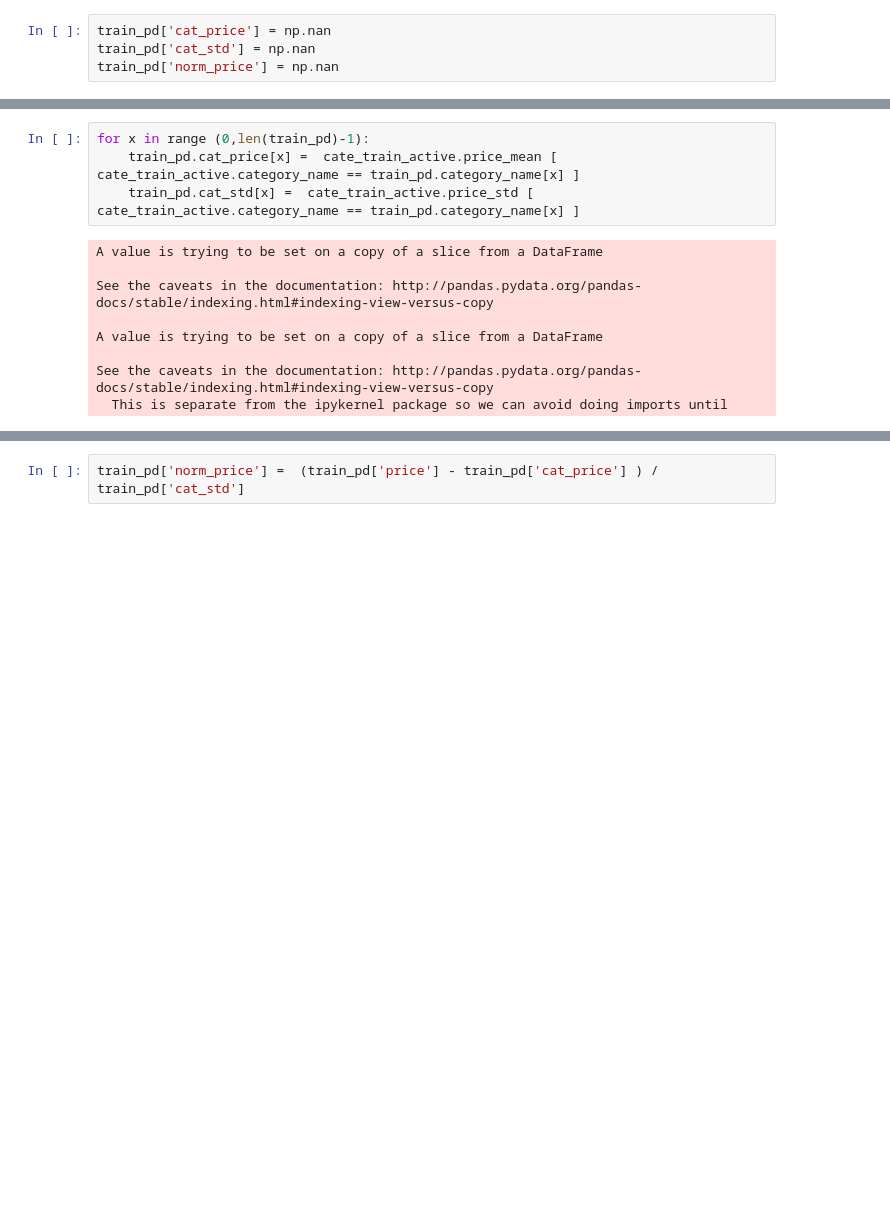
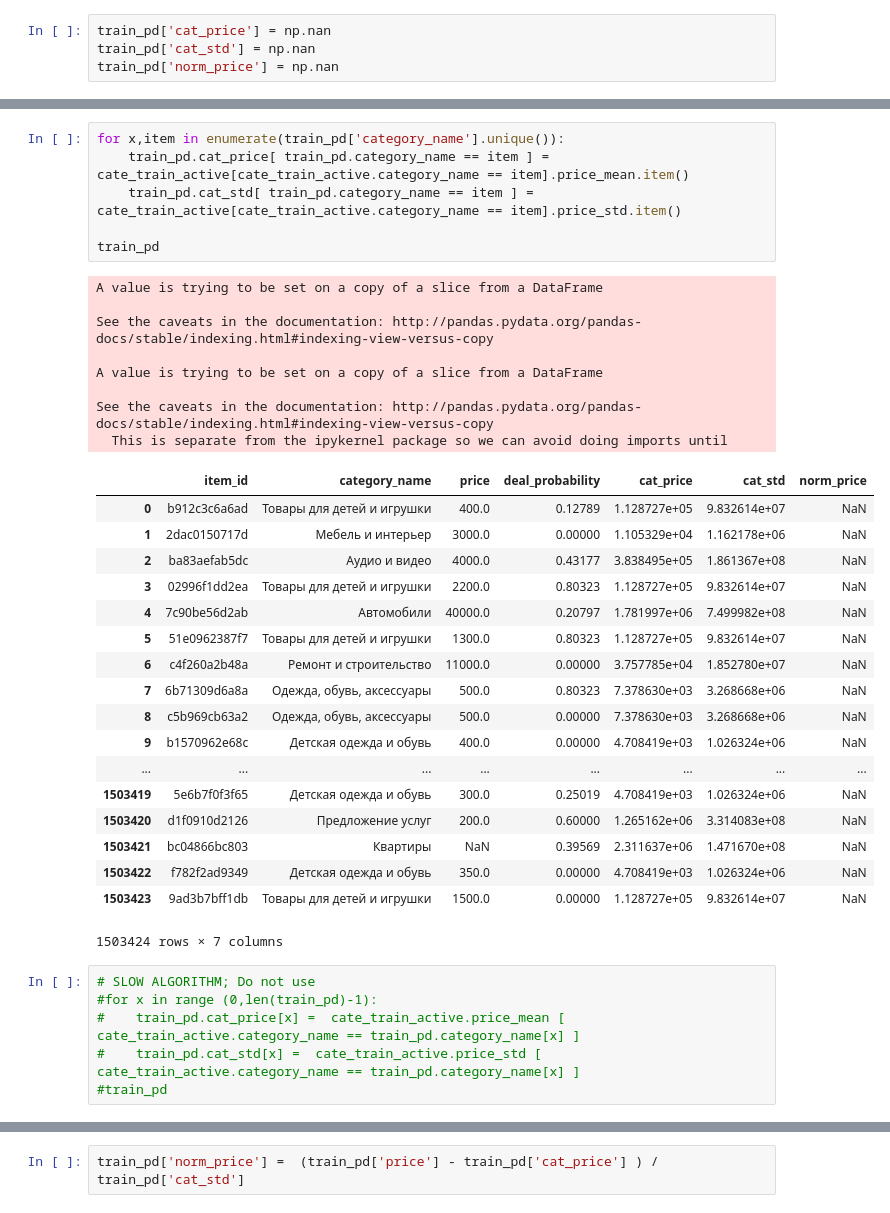
Before and after one commit to albalu/gdso-avito, a Jupyter notebook: load_files.ipynb, the cells around one changed output, grey strips where cells are left out. Drawn from its saved outputs; the diff is of its cells as text; blank space fills up the shorter version.

```diff
--- a/load_files.ipynb
+++ b/load_files.ipynb
@@ -117,13 +117,39 @@ train_pd
+# %%
+for x,item in enumerate(train_pd['category_name'].unique()):
+    train_pd.cat_price[ train_pd.category_name == item ] =  cate_train_active[cate_train_active.category_name == item].price_mean.item()
+    train_pd.cat_std[ train_pd.category_name == item ] =  cate_train_active[cate_train_active.category_name == item].price_std.item()
+
+train_pd
+# %% [output]
+A value is trying to be set on a copy of a slice from a DataFrame
+
+See the caveats in the documentation: http://pandas.pydata.org/pandas-docs/stable/indexing.html#indexing-view-versus-copy
+
+A value is trying to be set on a copy of a slice from a DataFrame
+
+See the caveats in the documentation: http://pandas.pydata.org/pandas-docs/stable/indexing.html#indexing-view-versus-copy
+  This is separate from the ipykernel package so we can avoid doing imports until
+|  | item_id | category_name | price | deal_probability | cat_price | cat_std | norm_price |
+| 0 | b912c3c6a6ad | Товары для детей и игрушки | 400.0 | 0.12789 | 1.128727e+05 | 9.832614e+07 | NaN |
+| 1 | 2dac0150717d | Мебель и интерьер | 3000.0 | 0.00000 | 1.105329e+04 | 1.162178e+06 | NaN |
+| 2 | ba83aefab5dc | Аудио и видео | 4000.0 | 0.43177 | 3.838495e+05 | 1.861367e+08 | NaN |
+| 3 | 02996f1dd2ea | Товары для детей и игрушки | 2200.0 | 0.80323 | 1.128727e+05 | 9.832614e+07 | NaN |
+| 4 | 7c90be56d2ab | Автомобили | 40000.0 | 0.20797 | 1.781997e+06 | 7.499982e+08 | NaN |
+| 5 | 51e0962387f7 | Товары для детей и игрушки | 1300.0 | 0.80323 | 1.128727e+05 | 9.832614e+07 | NaN |
+| 6 | c4f260a2b48a | Ремонт и строительство | 11000.0 | 0.00000 | 3.757785e+04 | 1.852780e+07 | NaN |
+| 7 | 6b71309d6a8a | Одежда, обувь, аксессуары | 500.0 | 0.80323 | 7.378630e+03 | 3.268668e+06 | NaN |
+| 8 | c5b969cb63a2 | Одежда, обувь, аксессуары | 500.0 | 0.00000 | 7.378630e+03 | 3.268668e+06 | NaN |
+| 9 | b1570962e68c | Детская одежда и обувь | 400.0 | 0.00000 | 4.708419e+03 | 1.026324e+06 | NaN |
+| ... | ... | ... | ... | ... | ... | ... | ... |
+| 1503419 | 5e6b7f0f3f65 | Детская одежда и обувь | 300.0 | 0.25019 | 4.708419e+03 | 1.026324e+06 | NaN |
+| 1503420 | d1f0910d2126 | Предложение услуг | 200.0 | 0.60000 | 1.265162e+06 | 3.314083e+08 | NaN |
+| 1503421 | bc04866bc803 | Квартиры | NaN | 0.39569 | 2.311637e+06 | 1.471670e+08 | NaN |
+| 1503422 | f782f2ad9349 | Детская одежда и обувь | 350.0 | 0.00000 | 4.708419e+03 | 1.026324e+06 | NaN |
+| 1503423 | 9ad3b7bff1db | Товары для детей и игрушки | 1500.0 | 0.00000 | 1.128727e+05 | 9.832614e+07 | NaN |
+1503424 rows × 7 columns
 # %%
-for x in range (0,len(train_pd)-1):
-    train_pd.cat_price[x] =  cate_train_active.price_mean [ cate_train_active.category_name == train_pd.category_name[x] ]
-    train_pd.cat_std[x] =  cate_train_active.price_std [ cate_train_active.category_name == train_pd.category_name[x] ]
+# SLOW ALGORITHM; Do not use
+#for x in range (0,len(train_pd)-1):
+#    train_pd.cat_price[x] =  cate_train_active.price_mean [ cate_train_active.category_name == train_pd.category_name[x] ]
+#    train_pd.cat_std[x] =  cate_train_active.price_std [ cate_train_active.category_name == train_pd.category_name[x] ]
+#train_pd
-# %% [output]
-A value is trying to be set on a copy of a slice from a DataFrame
-
-See the caveats in the documentation: http://pandas.pydata.org/pandas-docs/stable/indexing.html#indexing-view-versus-copy
-
-A value is trying to be set on a copy of a slice from a DataFrame
-
-See the caveats in the documentation: http://pandas.pydata.org/pandas-docs/stable/indexing.html#indexing-view-versus-copy
-  This is separate from the ipykernel package so we can avoid doing imports until
```
Also changed, not shown: parts of 13 cells of this notebook, 1 other file.
